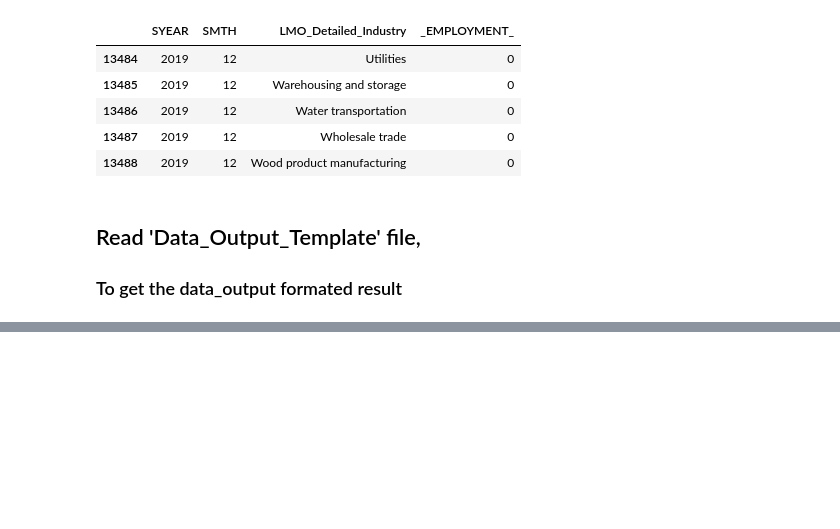
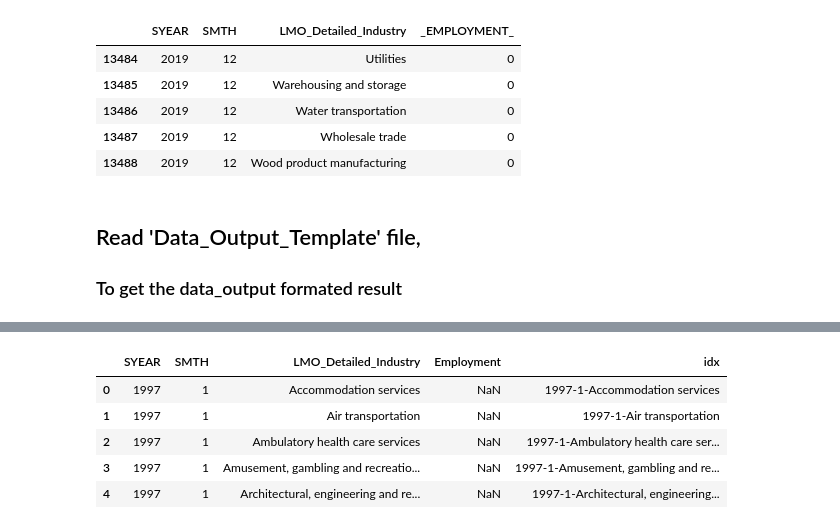
Before and after one commit to geehaad/Time-Series-Analysis-of-NAICS, a Jupyter notebook: Time Series Analysis of NAICS.ipynb, the cells around one changed output, grey strips where cells are left out. Drawn from its saved outputs; the diff is of its cells as text; code cells hidden in the pictures; blank space fills up the shorter version.

```diff
--- a/Time Series Analysis of NAICS.ipynb
+++ b/Time Series Analysis of NAICS.ipynb
@@ -389,0 +419,12 @@ naics_emp_summary.tail()
+# %%
+output_df_copy = output_df
+output_df_copy['idx'] = output_df_copy["SYEAR"].astype(str) + '-' + output_df_copy["SMTH"].astype(str) + '-' + output_df_copy["LMO_Detailed_Industry"]
+
+output_df_copy.head()
+# %% [output]
+|  | SYEAR | SMTH | LMO_Detailed_Industry | Employment | idx |
+| 0 | 1997 | 1 | Accommodation services | NaN | 1997-1-Accommodation services |
+| 1 | 1997 | 1 | Air transportation | NaN | 1997-1-Air transportation |
+| 2 | 1997 | 1 | Ambulatory health care services | NaN | 1997-1-Ambulatory health care ser... |
+| 3 | 1997 | 1 | Amusement, gambling and recreatio... | NaN | 1997-1-Amusement, gambling and re... |
+| 4 | 1997 | 1 | Architectural, engineering and re... | NaN | 1997-1-Architectural, engineering... |
```
Also changed, not shown: parts of 9 cells of this notebook.
